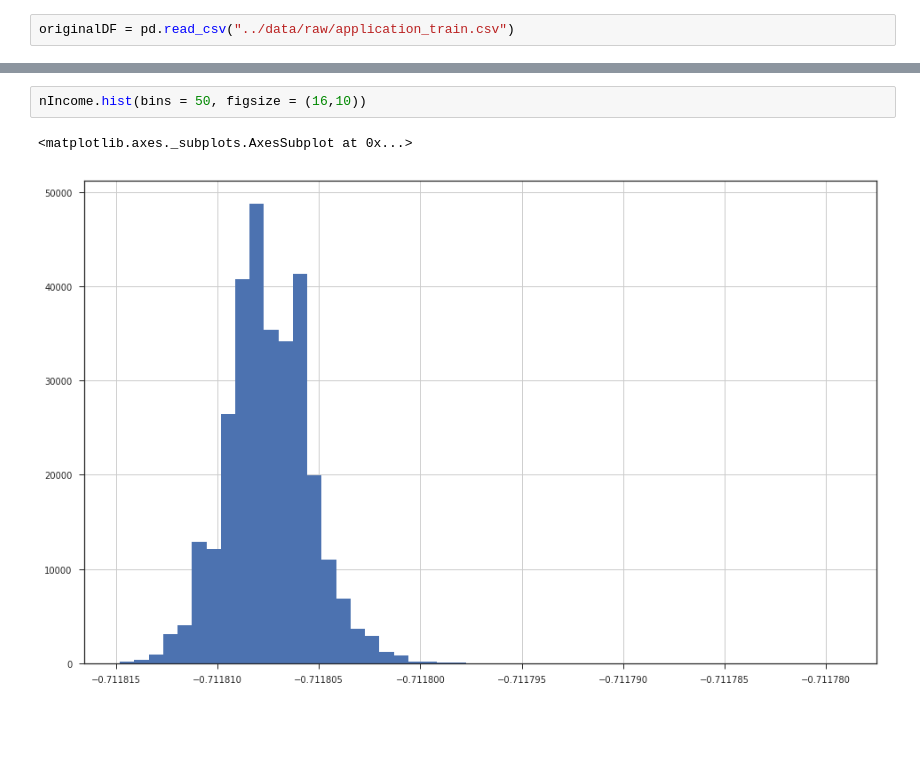
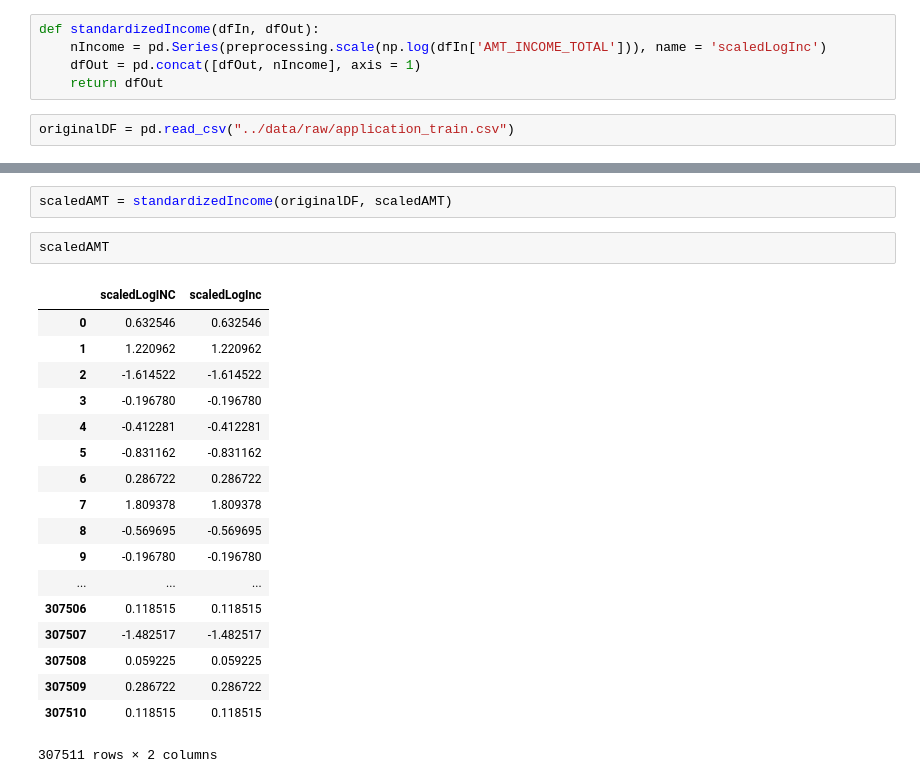
Before and after one commit to robahall/hcdr, a Jupyter notebook: notebooks/3.0-rah-MoreThoroughEDA.ipynb, the cells around one changed output, grey strips where cells are left out. Cells and saved outputs as stored; diff of their text form; blank space fills up the shorter version.

```diff
--- a/notebooks/3.0-rah-MoreThoroughEDA.ipynb
+++ b/notebooks/3.0-rah-MoreThoroughEDA.ipynb
@@ -89,5 +96,10 @@ def normalizeIncome(dfIn):
     nIncome = (nIncome - nMean)/nStd ## Standardization
     dfIn = pd.concat([dfIn, nIncome], axis = 1)
     return dfIn
+# %%
+def standardizedIncome(dfIn, dfOut):
+    nIncome = pd.Series(preprocessing.scale(np.log(dfIn['AMT_INCOME_TOTAL'])), name = 'scaledLogInc')
+    dfOut = pd.concat([dfOut, nIncome], axis = 1)
+    return dfOut
 # %%
 originalDF = pd.read_csv("../data/raw/application_train.csv")
@@ -148,5 +106,23 @@ Name: logAMT_INCOME, Length: 307511, dtype: float64
-# %%
-nIncome.hist(bins = 50, figsize = (16,10))
-# %% [output]
-<matplotlib.axes._subplots.AxesSubplot at 0x...>
-[figure, removed]
+# %%
+scaledAMT = standardizedIncome(originalDF, scaledAMT)
+# %%
+scaledAMT
+# %% [output]
+|  | scaledLogINC | scaledLogInc |
+| 0 | 0.632546 | 0.632546 |
+| 1 | 1.220962 | 1.220962 |
+| 2 | -1.614522 | -1.614522 |
+| 3 | -0.196780 | -0.196780 |
+| 4 | -0.412281 | -0.412281 |
+| 5 | -0.831162 | -0.831162 |
+| 6 | 0.286722 | 0.286722 |
+| 7 | 1.809378 | 1.809378 |
+| 8 | -0.569695 | -0.569695 |
+| 9 | -0.196780 | -0.196780 |
+| ... | ... | ... |
+| 307506 | 0.118515 | 0.118515 |
+| 307507 | -1.482517 | -1.482517 |
+| 307508 | 0.059225 | 0.059225 |
+| 307509 | 0.286722 | 0.286722 |
+| 307510 | 0.118515 | 0.118515 |
+307511 rows × 2 columns
```
Also changed, not shown: parts of 17 cells of this notebook.
